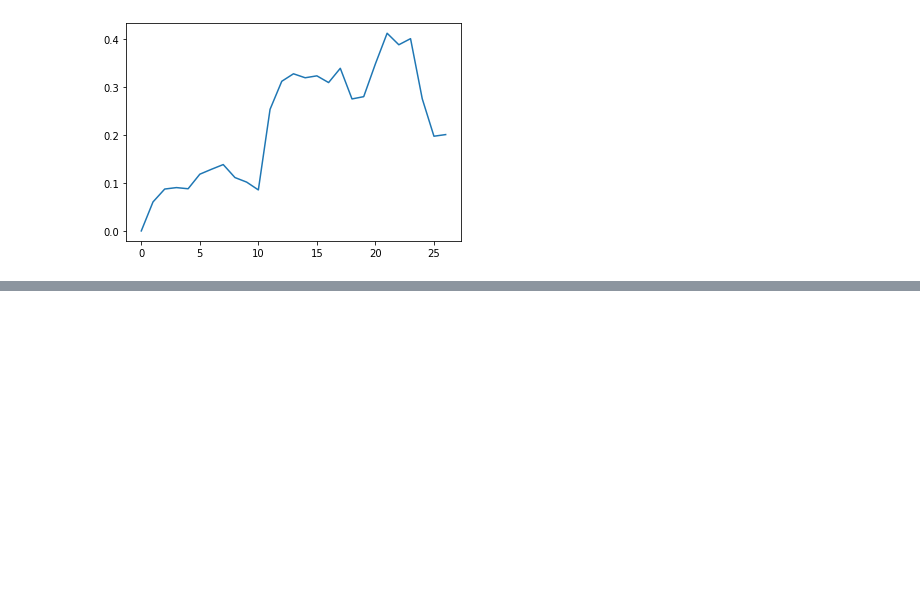
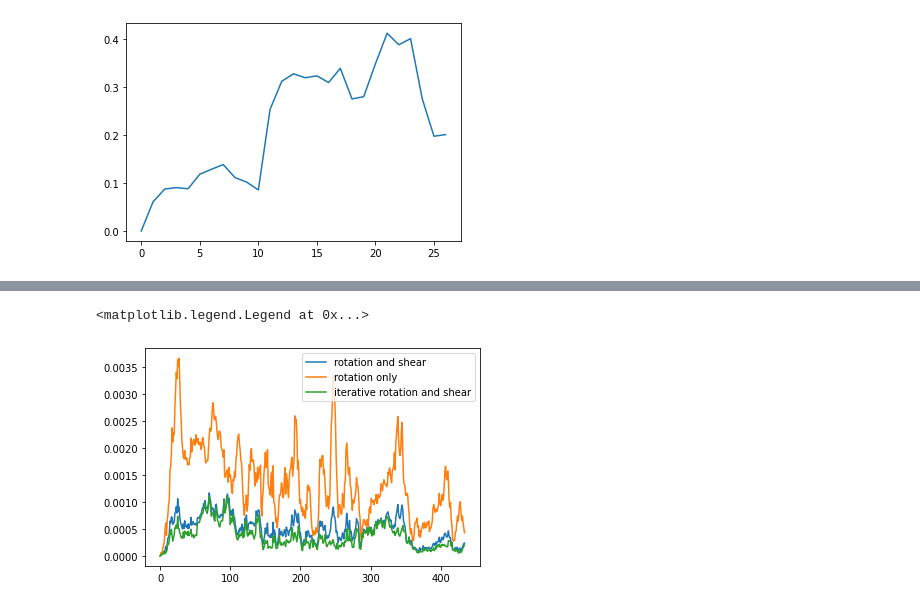
Before and after one commit to EvanSamaa/Motion_Paint, a Jupyter notebook: facial_landmarks_py/Facial normalization test.ipynb, the cells around one changed output, grey strips where cells are left out. Cells and saved outputs as stored; diff of their text form; code cells hidden in the pictures; blank space fills up the shorter version.

```diff
--- a/facial_landmarks_py/Facial normalization test.ipynb
+++ b/facial_landmarks_py/Facial normalization test.ipynb
@@ -413,0 +501,17 @@ plt.plot(dist)
+# %%
+iterative_normalized_data = iterativeNormalization(data, data[0], staticLandmarkIndices, staticLandmarkIndices)
+shear_rotated_data = shearNormalization(data, data[0], staticLandmarkIndices, rotation=True, rotation_landmarkset=staticLandmarkIndices)
+rotated_data = rotateToNeutral(data[0], data, staticLandmarkIndices)
+fitting_error = shear_rotated_data[:, staticLandmarkIndices] - data[0, staticLandmarkIndices]
+fitting_error = np.square(fitting_error).sum(axis=2).sum(axis=1)
+plt.plot(fitting_error, label="rotation and shear")
+fitting_error = rotated_data[:, staticLandmarkIndices] - data[0, staticLandmarkIndices]
+fitting_error = np.square(fitting_error).sum(axis=2).sum(axis=1)
+plt.plot(fitting_error, label="rotation only")
+fitting_error = iterative_normalized_data[:, staticLandmarkIndices] - data[0, staticLandmarkIndices]
+fitting_error = np.square(fitting_error).sum(axis=2).sum(axis=1)
+plt.plot(fitting_error, label="iterative rotation and shear")
+plt.legend()
+# %% [output]
+<matplotlib.legend.Legend at 0x...>
+[figure, added]
```
Also changed, not shown: parts of 9 cells of this notebook, 1 other file.
